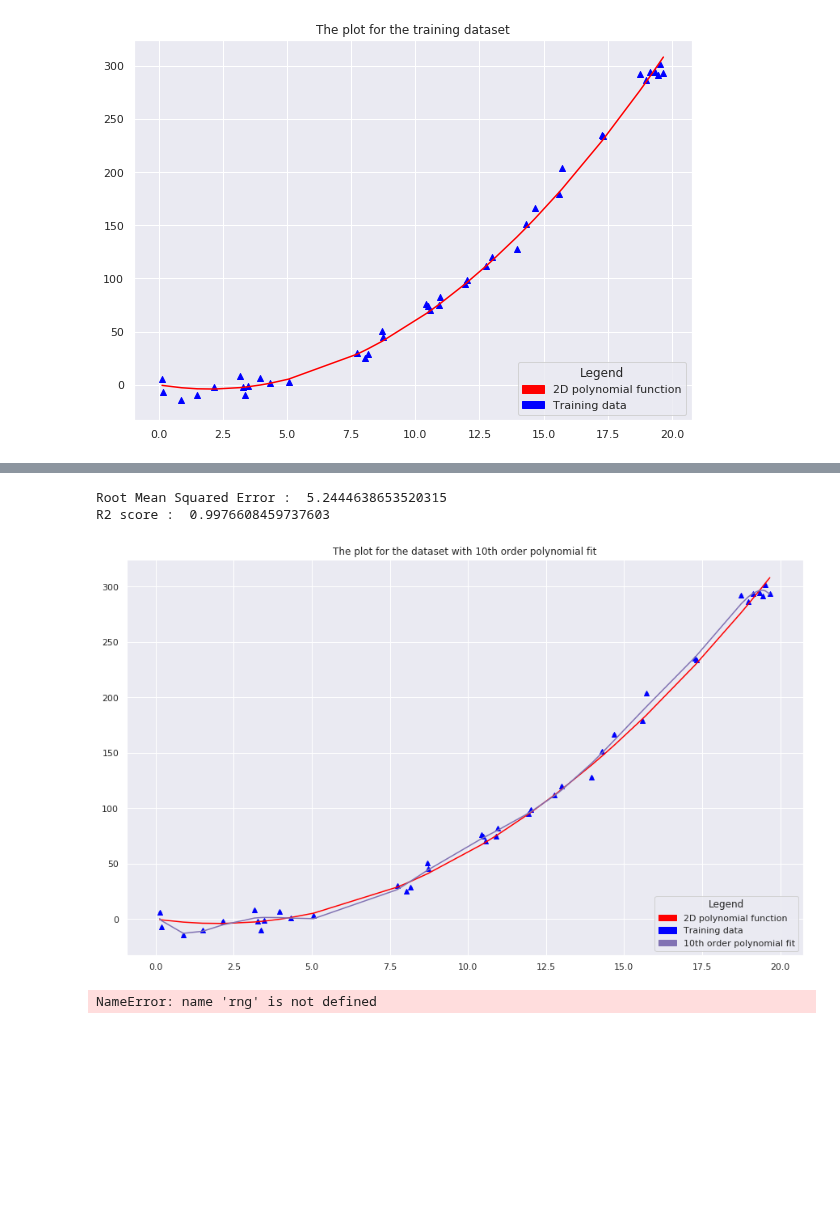
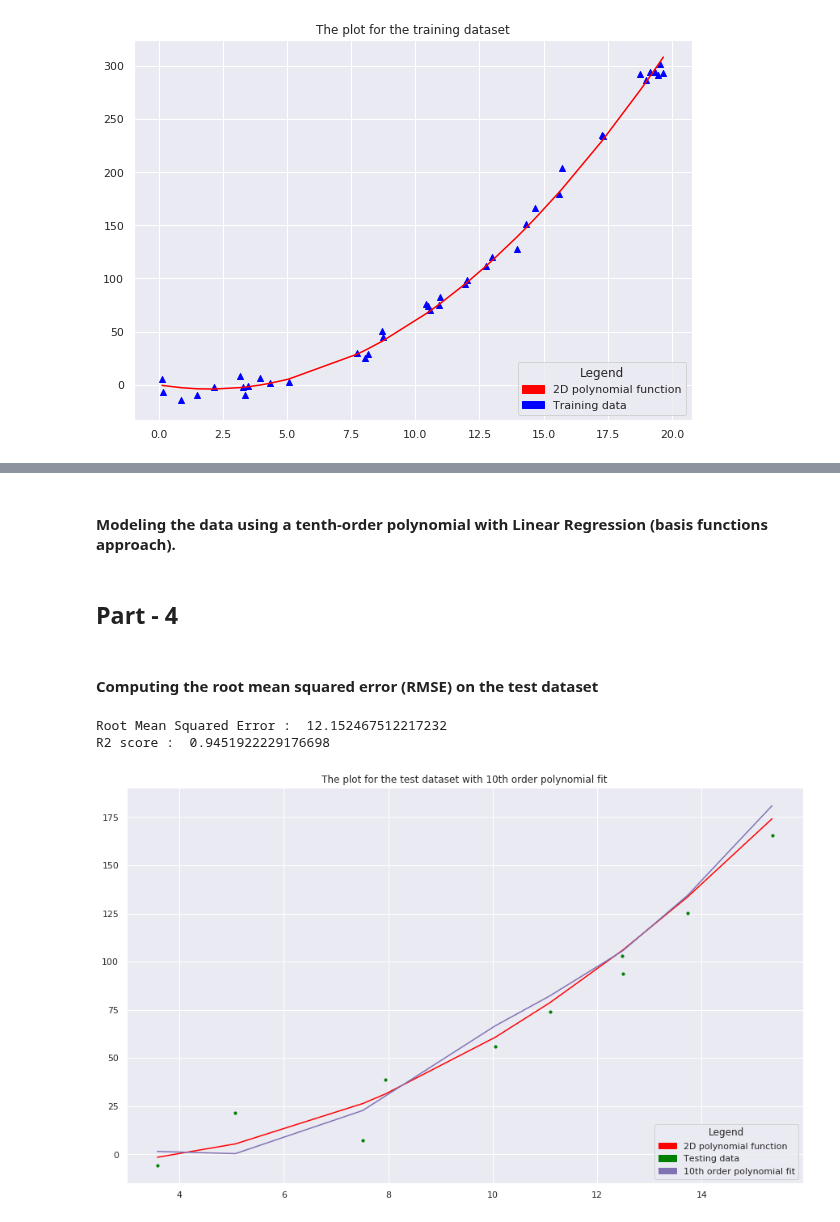
Before and after one commit to Jimut123/rkmveri-labs, a Jupyter notebook: MachineLearning/PolynomialRegressionLASSO-3.ipynb, the cells around one changed output, grey strips where cells are left out. Drawn from its saved outputs; the diff is of its cells as text; code cells hidden in the pictures; blank space fills up the shorter version.

```diff
--- a/MachineLearning/PolynomialRegressionLASSO-3.ipynb
+++ b/MachineLearning/PolynomialRegressionLASSO-3.ipynb
@@ -39,8 +67,11 @@ y_test = y[ -10: , : ]
 fig, ax = plt.subplots(figsize=(10,7))
 ax.set_title('The plot for the training dataset')
 
-handles, labels = scatter.legend_elements(prop="sizes", alpha=0.6)
+#handles, labels = scatter.legend_elements(prop="sizes", alpha=0.6)
 new_X, new_y = zip(*sorted(zip(ploy_func_x, poly_func_y))) # sort values for plotting
+
+test_new_X, test_new_y = zip(*sorted(zip(poly_func_x_test, poly_func_y_test))) # sort values for plotting
+
 plt.plot(new_X, new_y,color='red')
 plt.scatter(X_train,y_train, marker='^',color='blue')
 
@@ -56,0 +90,18 @@ plt.show()
+# %% [markdown]
+#### Modeling the data using a tenth-order polynomial with Linear Regression (basis functions approach).
+# %%
+polynomial_features= PolynomialFeatures(degree=10)
+x_poly = polynomial_features.fit_transform(X_train)
+
+x_poly_test = polynomial_features.fit_transform(X_test)
+
+model = LinearRegression()
+model.fit(x_poly, y_train)
+y_poly_pred = model.predict(x_poly_test)
+
+rmse = np.sqrt(mean_squared_error(y_test,y_poly_pred))
+r2 = r2_score(y_test,y_poly_pred)
+# %% [markdown]
+## Part - 4
+# %% [markdown]
+#### Computing the root mean squared error (RMSE) on the test dataset
@@ -57,44 +111,31 @@ plt.show()
 # %%
-polynomial_features= PolynomialFeatures(degree=10)
-x_poly = polynomial_features.fit_transform(X_train)
 
-model = LinearRegression()
-model.fit(x_poly, y_train)
-y_poly_pred = model.predict(x_poly)
-
-rmse = np.sqrt(mean_squared_error(y_train,y_poly_pred))
-r2 = r2_score(y_train,y_poly_pred)
-print("Root Mean Squared Error : ",rmse)
-print("R2 score : ",r2)
-
+# plotting the dataset
 
 fig, ax = plt.subplots(figsize=(15,9))
-ax.set_title('The plot for the dataset with 10th order polynomial fit')
-plt.scatter(X_train, y_train, s=10)
+ax.set_title('The plot for the test dataset with 10th order polynomial fit')
+#plt.scatter(X_train, y_train, s=10)
 # sort the values of x before line plot
 #sort_axis = operator.itemgetter(0)
 
+plt.scatter(X_test, y_test, s=10,color='green')
 
-new_X, new_y = zip(*sorted(zip(ploy_func_x, poly_func_y))) # sort values for plotting
-plt.plot(new_X, new_y,color='red')
-plt.scatter(X_train,y_train, marker='^',color='blue')
+#new_X, new_y = zip(*sorted(zip(ploy_func_x, poly_func_y))) # sort values for plotting
+plt.plot(test_new_X, test_new_y,color='red')
+#plt.scatter(X_train,y_train, marker='^',color='blue')
 
 
-sorted_zip = sorted(zip(X_train,y_poly_pred))#, key=sort_axis)
+sorted_zip = sorted(zip(X_test,y_poly_pred))#, key=sort_axis)
 x, y_poly_pred = zip(*sorted_zip)
 plt.plot(x, y_poly_pred, color='m')
 
 tenthp_patch = mpatches.Patch(color='m', label='10th order polynomial fit')
 red_patch = mpatches.Patch(color='red', label='2D polynomial function')
-blue_patch = mpatches.Patch(color='blue', label='Training data')
+blue_patch = mpatches.Patch(color='green', label='Testing data')
 plt.legend(handles=[red_patch,blue_patch,tenthp_patch],loc="lower right", title="Legend")
 ax.grid(True)
 plt.show()
 # %% [output]
-Root Mean Squared Error :  5.2444638653520315
-R2 score :  0.9976608459737603
+Root Mean Squared Error :  12.152467512217232
+R2 score :  0.9451922229176698
-[figure, old version]
+[figure, new version]
-# %%
-a = rng.uniform(0., 1., size)
-# %% [output]
-NameError: name 'rng' is not defined
```
Also changed, not shown: parts of 18 cells of this notebook.
